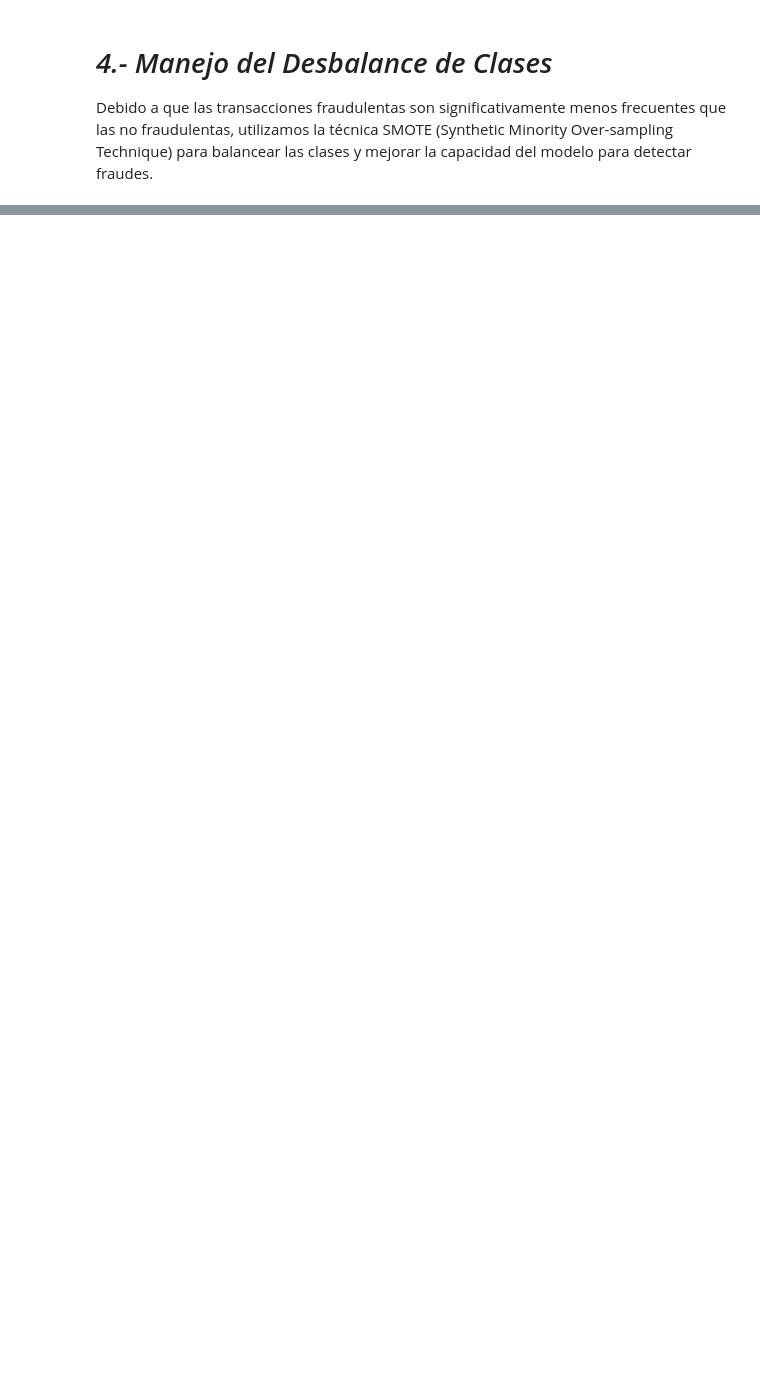
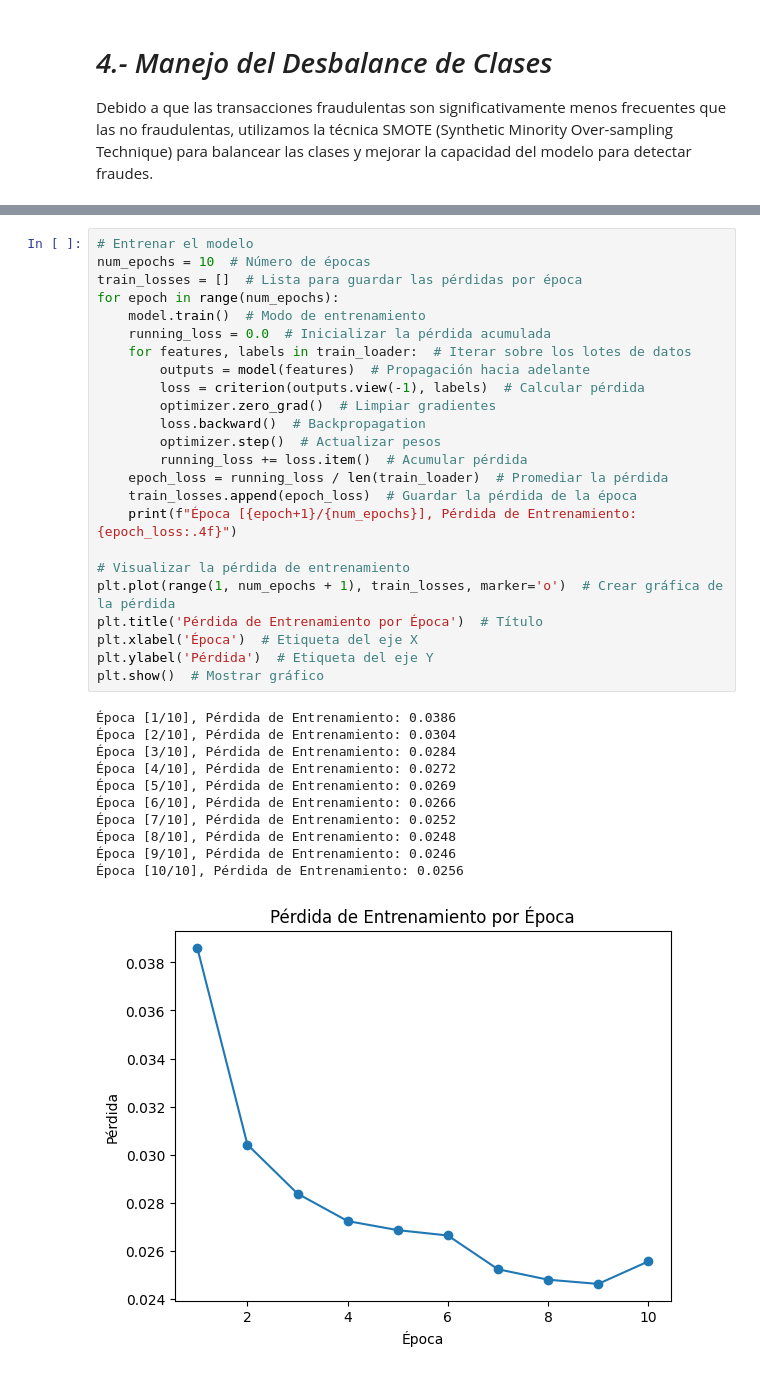
Before and after one commit to sebauribeo/deteccionFraudes, a Jupyter notebook: evaluacion_3_machine_learning.ipynb, the cells around one changed output, grey strips where cells are left out. Saved outputs shown, nothing was run; the diff lists cells and outputs as text; blank space fills up the shorter version.

```diff
--- a/evaluacion_3_machine_learning.ipynb
+++ b/evaluacion_3_machine_learning.ipynb
@@ -269,0 +270,36 @@ Después del entrenamiento, evaluamos el rendimiento del modelo en el conjunto d
+# %%
+# Entrenar el modelo
+num_epochs = 10  # Número de épocas
+train_losses = []  # Lista para guardar las pérdidas por época
+for epoch in range(num_epochs):
+    model.train()  # Modo de entrenamiento
+    running_loss = 0.0  # Inicializar la pérdida acumulada
+    for features, labels in train_loader:  # Iterar sobre los lotes de datos
+        outputs = model(features)  # Propagación hacia adelante
+        loss = criterion(outputs.view(-1), labels)  # Calcular pérdida
+        optimizer.zero_grad()  # Limpiar gradientes
+        loss.backward()  # Backpropagation
+        optimizer.step()  # Actualizar pesos
+        running_loss += loss.item()  # Acumular pérdida
+    epoch_loss = running_loss / len(train_loader)  # Promediar la pérdida
+    train_losses.append(epoch_loss)  # Guardar la pérdida de la época
+    print(f"Época [{epoch+1}/{num_epochs}], Pérdida de Entrenamiento: {epoch_loss:.4f}")
+
+# Visualizar la pérdida de entrenamiento
+plt.plot(range(1, num_epochs + 1), train_losses, marker='o')  # Crear gráfica de la pérdida
+plt.title('Pérdida de Entrenamiento por Época')  # Título
+plt.xlabel('Época')  # Etiqueta del eje X
+plt.ylabel('Pérdida')  # Etiqueta del eje Y
+plt.show()  # Mostrar gráfico
+# %% [output]
+Época [1/10], Pérdida de Entrenamiento: 0.0386
+Época [2/10], Pérdida de Entrenamiento: 0.0304
+Época [3/10], Pérdida de Entrenamiento: 0.0284
+Época [4/10], Pérdida de Entrenamiento: 0.0272
+Época [5/10], Pérdida de Entrenamiento: 0.0269
+Época [6/10], Pérdida de Entrenamiento: 0.0266
+Época [7/10], Pérdida de Entrenamiento: 0.0252
+Época [8/10], Pérdida de Entrenamiento: 0.0248
+Época [9/10], Pérdida de Entrenamiento: 0.0246
+Época [10/10], Pérdida de Entrenamiento: 0.0256
+[figure, added]
```
Also changed, not shown: parts of 34 cells of this notebook.
